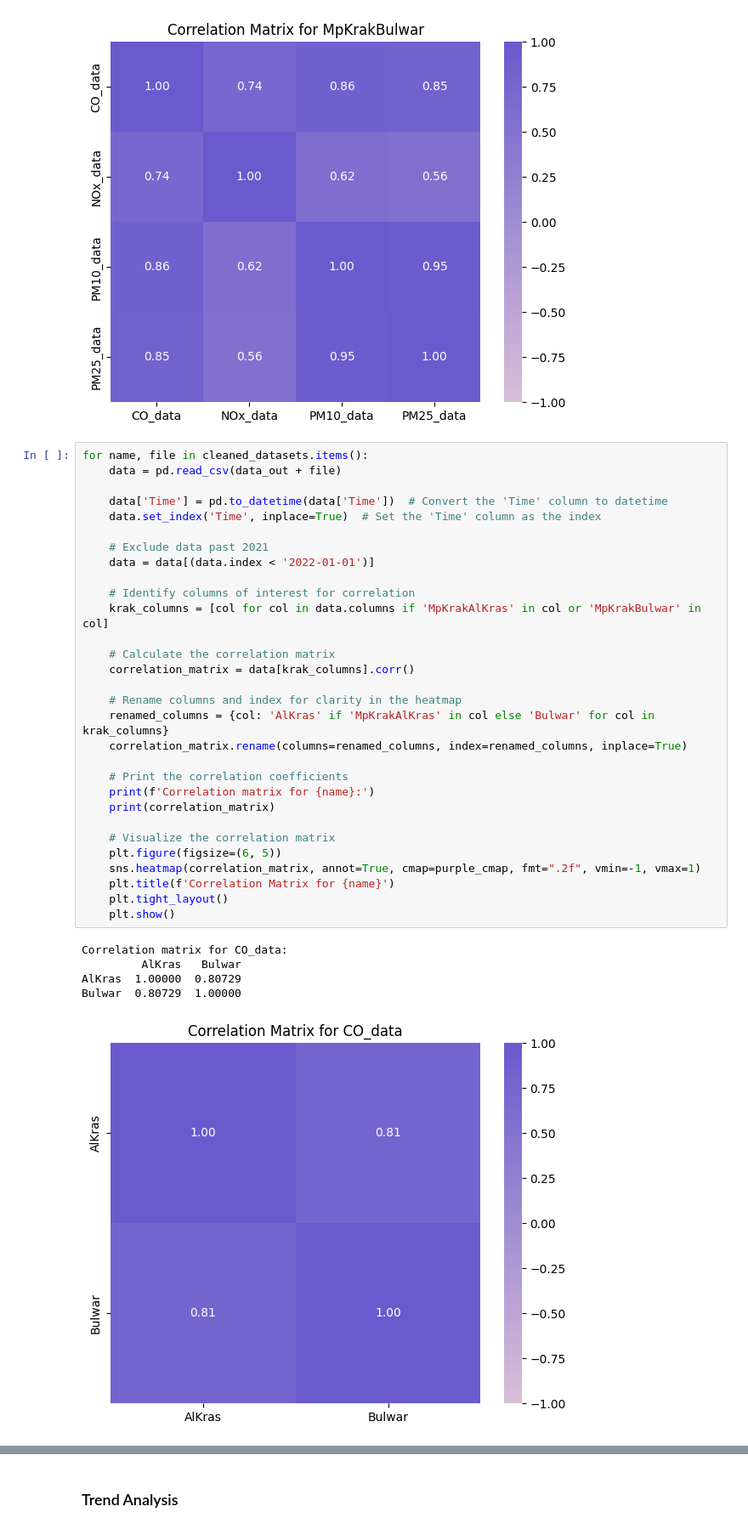
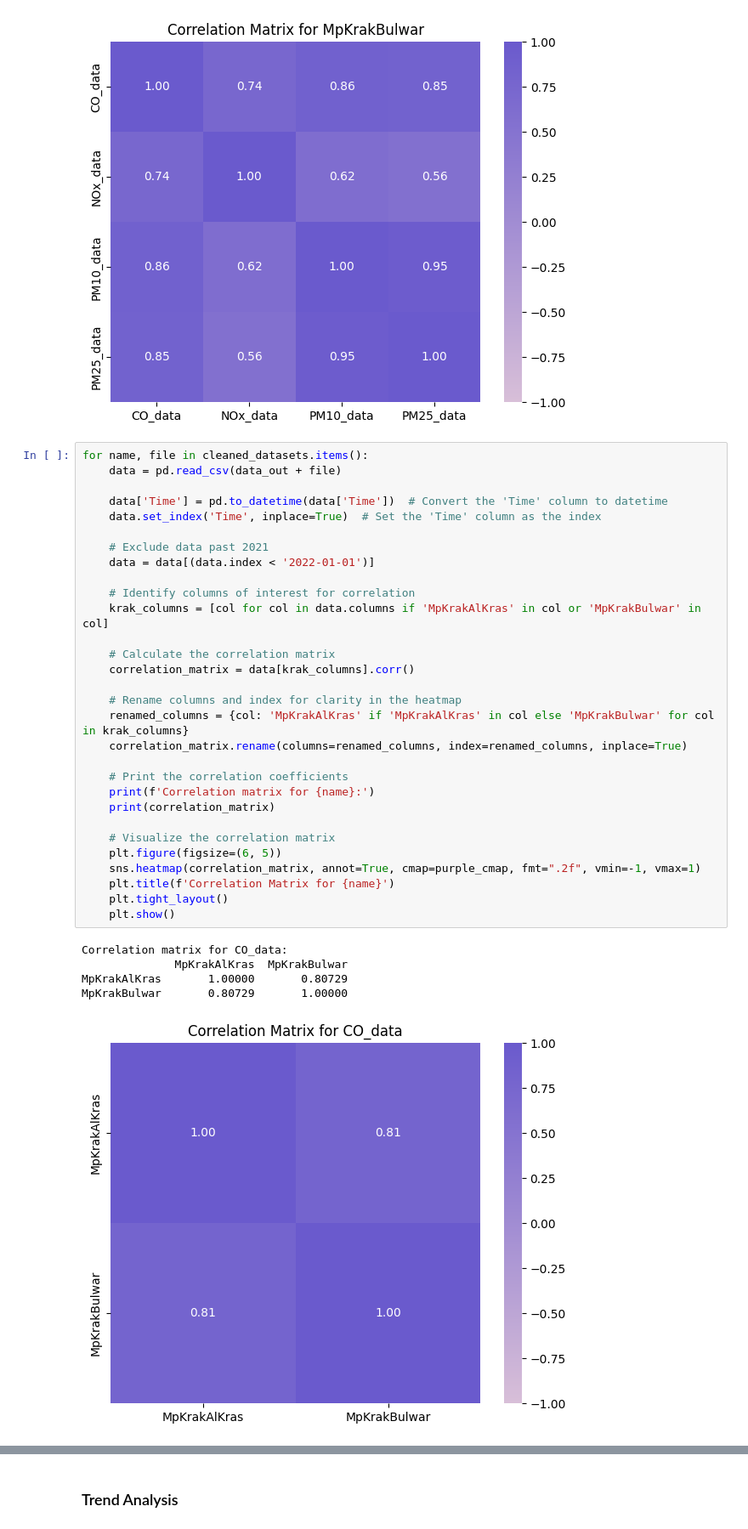
Before and after one commit to mina-naseh/environmental-data-analysis, a Jupyter notebook: Frania_Naseh_Project1.ipynb, the cells around one changed output, grey strips where cells are left out. Shown at 85% size. Drawn from its saved outputs; the diff is of its cells as text.

```diff
--- a/Frania_Naseh_Project1.ipynb
+++ b/Frania_Naseh_Project1.ipynb
@@ -502,36 +502,36 @@ plt.show()
 for name, file in cleaned_datasets.items():
     data = pd.read_csv(data_out + file)
 
     data['Time'] = pd.to_datetime(data['Time'])  # Convert the 'Time' column to datetime
     data.set_index('Time', inplace=True)  # Set the 'Time' column as the index
 
     # Exclude data past 2021
     data = data[(data.index < '2022-01-01')]
 
     # Identify columns of interest for correlation
     krak_columns = [col for col in data.columns if 'MpKrakAlKras' in col or 'MpKrakBulwar' in col]
 
     # Calculate the correlation matrix
     correlation_matrix = data[krak_columns].corr()
 
     # Rename columns and index for clarity in the heatmap
-    renamed_columns = {col: 'AlKras' if 'MpKrakAlKras' in col else 'Bulwar' for col in krak_columns}
+    renamed_columns = {col: 'MpKrakAlKras' if 'MpKrakAlKras' in col else 'MpKrakBulwar' for col in krak_columns}
     correlation_matrix.rename(columns=renamed_columns, index=renamed_columns, inplace=True)
 
     # Print the correlation coefficients
     print(f'Correlation matrix for {name}:')
     print(correlation_matrix)
 
     # Visualize the correlation matrix
     plt.figure(figsize=(6, 5))
     sns.heatmap(correlation_matrix, annot=True, cmap=purple_cmap, fmt=".2f", vmin=-1, vmax=1)
     plt.title(f'Correlation Matrix for {name}')
     plt.tight_layout()
     plt.show()
 # %% [output]
 Correlation matrix for CO_data:
-         AlKras   Bulwar
-AlKras  1.00000  0.80729
-Bulwar  0.80729  1.00000
+              MpKrakAlKras  MpKrakBulwar
+MpKrakAlKras       1.00000       0.80729
+MpKrakBulwar       0.80729       1.00000
-[figure, old version]
+[figure, new version]
 Correlation matrix for NOx_data:
```
Also changed, not shown: parts of 4 cells of this notebook, 1 other file.
